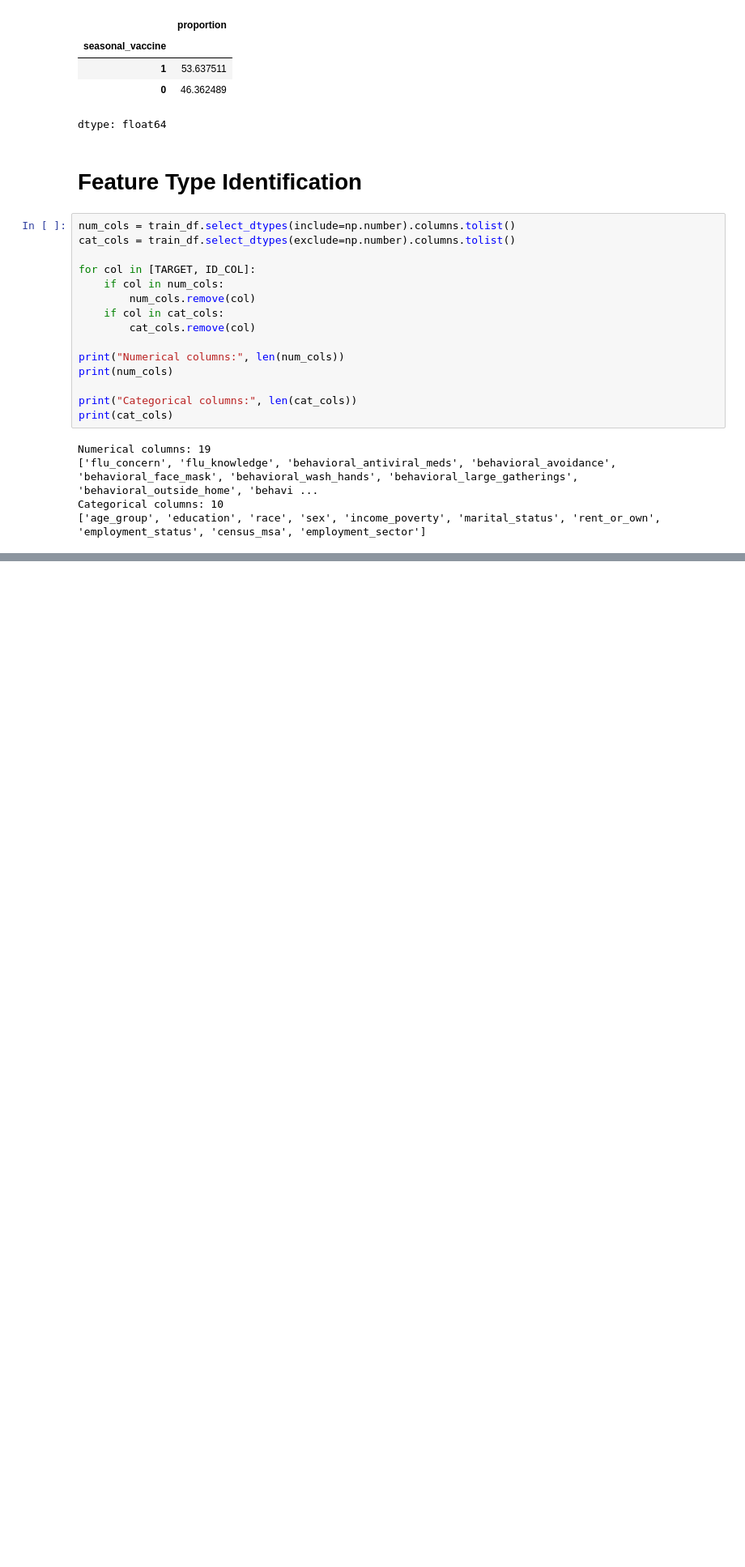
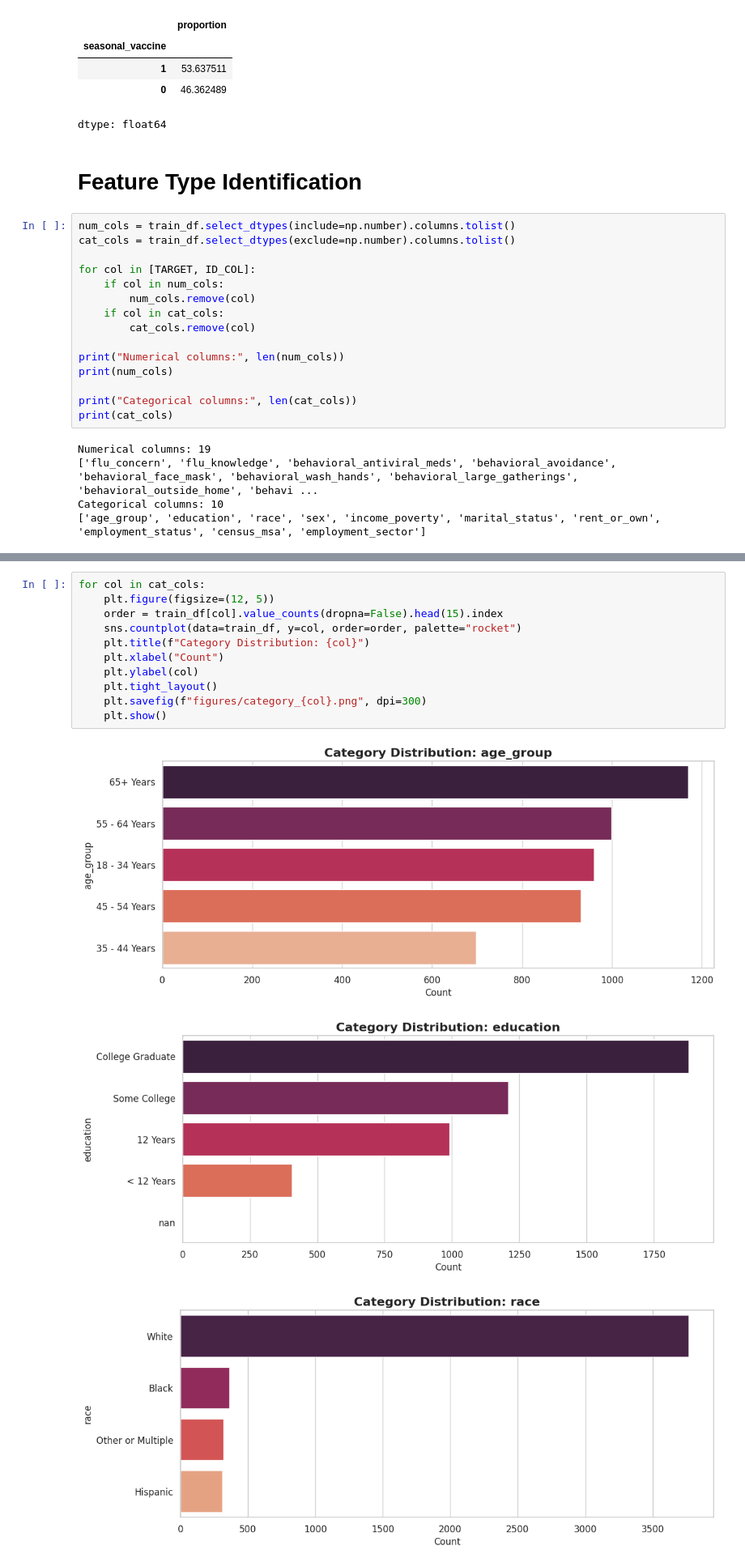
Before and after one commit to B-DS-Research/B6_Research, a Jupyter notebook: RMDS_Hackathon.ipynb, the cells around one changed output, grey strips where cells are left out. Shown at 81% size. Drawn from its saved outputs; the diff is of its cells as text; blank space fills up the shorter version.

```diff
--- a/RMDS_Hackathon.ipynb
+++ b/RMDS_Hackathon.ipynb
@@ -305,0 +357,15 @@ Categorical columns: 10
+# %%
+for col in cat_cols:
+    plt.figure(figsize=(12, 5))
+    order = train_df[col].value_counts(dropna=False).head(15).index
+    sns.countplot(data=train_df, y=col, order=order, palette="rocket")
+    plt.title(f"Category Distribution: {col}")
+    plt.xlabel("Count")
+    plt.ylabel(col)
+    plt.tight_layout()
+    plt.savefig(f"figures/category_{col}.png", dpi=300)
+    plt.show()
+# %% [output]
+[figure, added]
+[figure, added]
+[figure, added]
```
Also changed, not shown: parts of 28 cells of this notebook.
